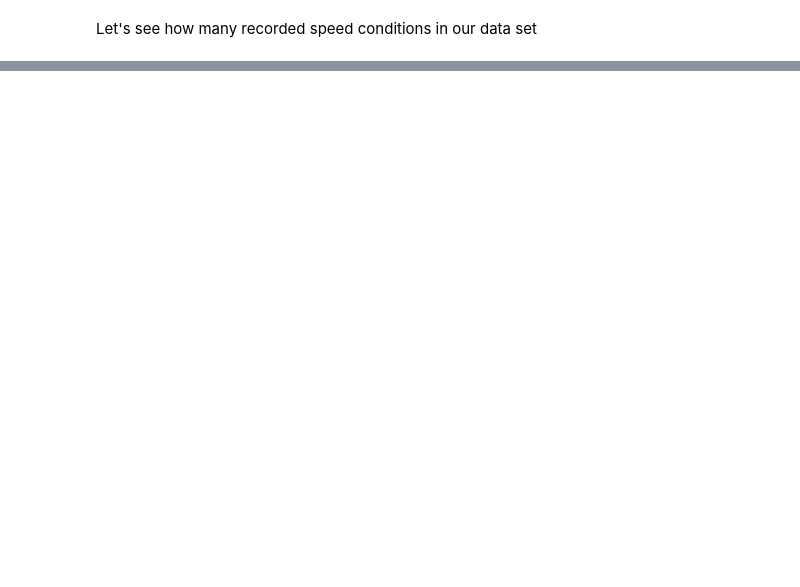
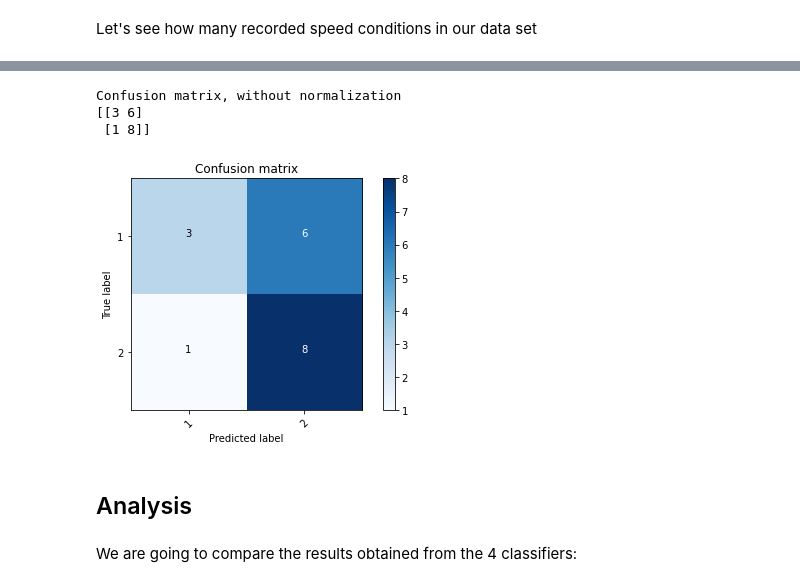
Before and after one commit to newpains/Coursera_Capstone, a Jupyter notebook: Capstone.ipynb, the cells around one changed output, grey strips where cells are left out. Drawn from its saved outputs; the diff is of its cells as text; code cells hidden in the pictures; blank space fills up the shorter version.

```diff
--- a/Capstone.ipynb
+++ b/Capstone.ipynb
@@ -222,0 +471,10 @@ Based on what has been observed, we see it necessary to clean our dataset from n
+# %%
+Ks = 20
+mean_acc = np.zeros((Ks-1))
+std_acc = np.zeros((Ks-1))
+ConfustionMx = [];
+for n in range(1,Ks):
+    neigh = KNeighborsClassifier(n_neighbors = n).fit(X_train,y_train)
+    yhat=neigh.predict(X_test)
+    mean_acc[n-1] = metrics.accuracy_score(y_test, yhat)
+    std_acc[n-1]=np.std(yhat==y_test)/np.sqrt(yhat.shape[0])
@@ -222,0 +519,15 @@ Based on what has been observed, we see it necessary to clean our dataset from n
+# %%
+DecisionTree = DecisionTreeClassifier(criterion="entropy", max_depth = 8)
+DecisionTree.fit(X_train,y_train)
+predTree = DecisionTree.predict(X_test)
+dot_data = StringIO()
+filename = "tree.png"
+featureNames = ['ADDRTYPE','INATTENTIONIND','UNDERINFL','WEATHER','ROADCOND','LIGHTCOND','SPEEDING']
+targetNames = Feature['SEVERITYCODE'].unique().tolist()
+out=tree.export_graphviz(DecisionTree,feature_names=featureNames, out_file=dot_data, class_names= [1,2], filled=True, special_characters=True,rotate=False)
+graph = pydotplus.graph_from_dot_data(dot_data.getvalue())
+graph.write_png(filename)
+img = mpimg.imread(filename)
+plt.figure(figsize=(100, 200))
+plt.imshow(img,interpolation='nearest')
+print("DecisionTrees's Accuracy: ", metrics.accuracy_score(y_test, predTree))
@@ -222,0 +540,6 @@ Based on what has been observed, we see it necessary to clean our dataset from n
+# %%
+SupportVectorMachine = svm.SVC(kernel='rbf')
+SupportVectorMachine.fit(X_train, y_train)
+yhat = SupportVectorMachine.predict(X_test)
+print("Avg F1-score: %.4f" % f1_score(y_test, yhat, average='weighted'))
+print("Jaccard score: %.4f" % jaccard_similarity_score(y_test, yhat))
@@ -222,0 +605,5 @@ Based on what has been observed, we see it necessary to clean our dataset from n
+# %%
+LR = LogisticRegression(C=0.01, solver='liblinear').fit(X_train,y_train)
+yhat = LR.predict(X_test)
+yhat_prob = LR.predict_proba(X_test)
+print (classification_report(y_test, yhat))
@@ -222,0 +619,14 @@ Based on what has been observed, we see it necessary to clean our dataset from n
+# %%
+LR_matrix = confusion_matrix(y_test, yhat, labels=[1,2])
+np.set_printoptions(precision=2)
+plt.figure()
+plot_confusion_matrix(LR_matrix, classes=[1,2],normalize= False,  title='Confusion matrix')
+# %% [output]
+Confusion matrix, without normalization
+[[3 6]
+ [1 8]]
+[figure, added]
+# %% [markdown]
+## Analysis <a name="analysis"></a>
+# %% [markdown]
+We are going to compare the results obtained from the 4 classifiers:
```
Also changed, not shown: parts of 95 cells of this notebook, 1 other file.
